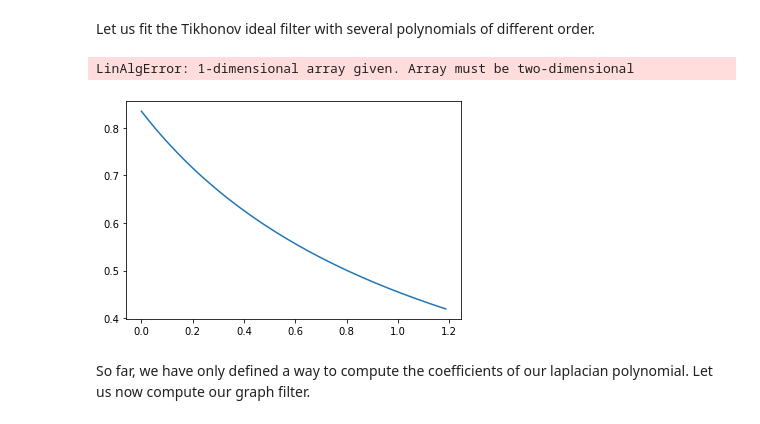
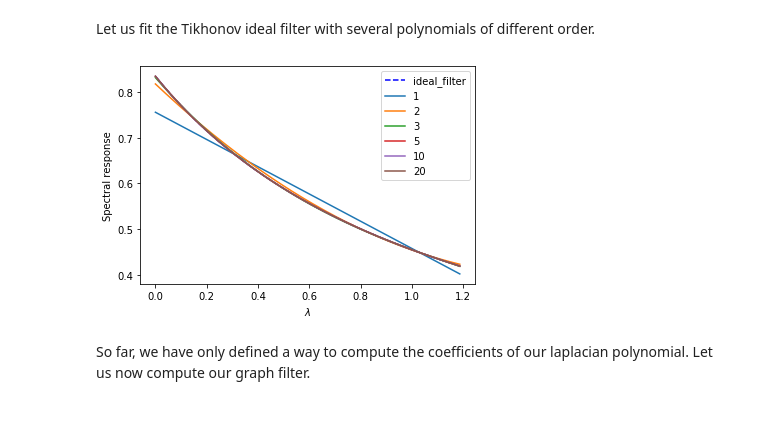
Before and after one commit to raphaelreis/ntds_2019, a Jupyter notebook: assignments/2_learning_with_graphs.ipynb, the cells around one changed output. Saved outputs shown, nothing was run; the diff lists cells and outputs as text; code cells hidden in the pictures.

```diff
--- a/assignments/2_learning_with_graphs.ipynb
+++ b/assignments/2_learning_with_graphs.ipynb
@@ -97,7 +97,7 @@ def epsilon_similarity_graph(X: np.ndarray, sigma=None, epsilon=0, k=10):
     print("Sigma: %f" % sig_tmp)
     return adjacency
 # %%
-adjacency = epsilon_similarity_graph(X, sigma=None, epsilon=0.3, k=10)
+adjacency = epsilon_similarity_graph(X, sigma=None, epsilon=0.000000001, k=100)
 plt.spy(adjacency)
 plt.show()
 # %% [output]
@@ -160,7 +161,7 @@ def spectral_decomposition(laplacian: np.ndarray):
         lamb (np.array): eigenvalues of the Laplacian
         U (np.ndarray): corresponding eigenvectors.
     """
-    Lambda, U = np.linalg.eig(laplacian)
+    Lambda, U = np.linalg.eigh(laplacian)
     idx = Lambda.argsort()
     Lambda = Lambda[idx]
     U = U[:, idx]
@@ -692,33 +706,38 @@ Implement a function to find the coefficients of a polynomial that approximates
 # %%
 def fit_polynomial(lam: np.ndarray, order: int, spectral_response: np.ndarray):
     """ Return an array of polynomial coefficients of length 'order'."""
-    V = np.vander(lam, order)
-    return np.linalg.lstsq(spectral_response, V)
+    V = np.vander(lam, order + 1, increasing=True)
+    return np.linalg.lstsq(V, spectral_response, rcond=-1)[0]
 # %% [markdown]
 Implement a function to compute the frequency response of that filter.
 # %%
 def polynomial_graph_filter_response(coeff: np.array, lam: np.ndarray):
     """ Return an array of the same shape as lam.
         response[i] is the spectral response at frequency lam[i]. """
-    V = np.vander(lam, len(coeff))
-    return coeff * V
+
+    order = len(coeff) - 1
+    V = np.vander(lam, order + 1, increasing=True)
+    return V @ coeff
 # %% [markdown]
 Let us fit the Tikhonov ideal filter with several polynomials of different order.
 # %%
-plt.plot(lam, ideal_tk)
-orders = [1, 2, 3, 5, 10, 20]
+def ideal_filter_polynomial_approx(ideal_filter, lam, orders=None):
+    plt.plot(lam, ideal_filter, 'b--')
+    if orders is None:
+        orders = [1, 2, 3, 5, 10, 20]
 
-for order in orders:
-    coeff_tk = fit_polynomial(lam, order, ideal_tk)
-    plt.plot(lam, polynomial_graph_filter_response(coeff_tk, lam))
+    for order in orders:
+        coeff = fit_polynomial(lam, order, ideal_filter)
+        plt.plot(lam, polynomial_graph_filter_response(coeff, lam))
 
-plt.xlabel('$\lambda$')
-plt.ylabel('Spectral response')
-plt.legend(orders)
-plt.show()
+    plt.xlabel('$\lambda$')
+    plt.ylabel('Spectral response')
+    plt.legend(['ideal_filter'] + orders)
+    plt.show()
+
+ideal_filter_polynomial_approx(ideal_tk, lam)
 # %% [output]
-LinAlgError: 1-dimensional array given. Array must be two-dimensional
-[figure, old version]
+[figure, new version]
 # %% [markdown]
 So far, we have only defined a way to compute the coefficients of our laplacian polynomial. Let us now compute our graph filter.
 # %%
```
Also changed, not shown: parts of 61 cells of this notebook, 4 other files.
